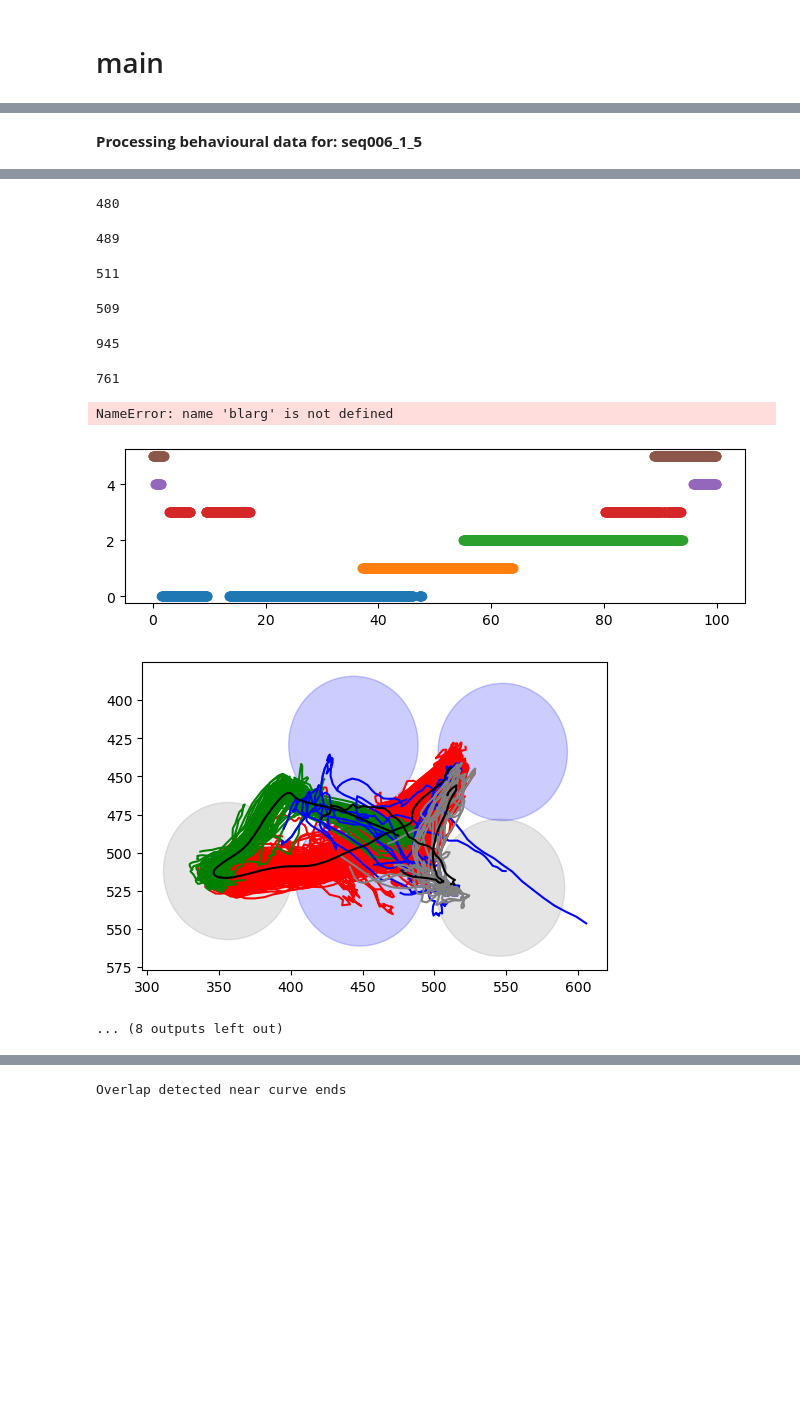
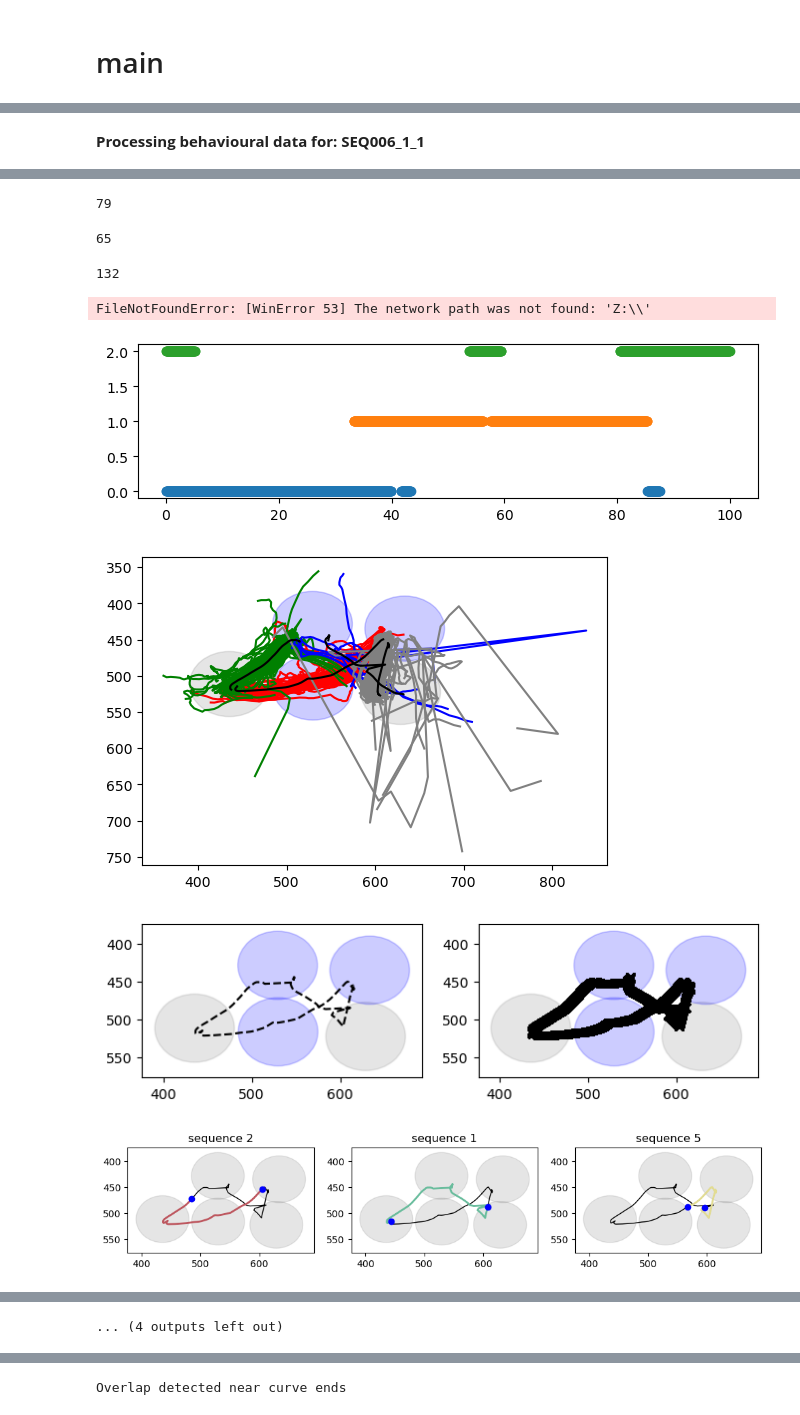
Before and after one commit to EmmettJT/sequences_analyse_PPSeq, a Jupyter notebook: revision_analysis/prioritisation_analysis/sleep_behaviour_link/1_stb_extract_behavioural_features.ipynb, the cells around one changed output, grey strips where cells are left out. Saved outputs shown, nothing was run; the diff lists cells and outputs as text; code cells hidden in the pictures; blank space fills up the shorter version.

```diff
--- a/revision_analysis/prioritisation_analysis/sleep_behaviour_link/1_stb_extract_behavioural_features.ipynb
+++ b/revision_analysis/prioritisation_analysis/sleep_behaviour_link/1_stb_extract_behavioural_features.ipynb
@@ -1513,6 +1513,7 @@ animals = ['EJT136_1_3','EJT149_1_1','EJT178_1_6','EJT178_1_7','EJT178_1_8','EJT
            'EJT270_1_6','SEQ006_1_8','SEQ006_1_9','SEQ006_1_10','EJT269_1_2','AP5R_1_2','AP5R_1_3','SEQ006_1_1','SEQ006_1_3',
            'SEQ006_1_4','SEQ006_1_5','SEQ006_1_6','SEQ007_1_1','SEQ007_1_2']
 
+animals = ['SEQ006_1_1']
 
 
 # to be added once ppseq sleep has run! []
@@ -1655,7 +1656,7 @@ for m_i_r in animals:
 
 
         # add alteration for this mouse as it messes up
-        if m_i_r_crrent in ['seq006_1_5','seq007_1_2','seq006_1_8','seq006_1_9','seq006_1_4','seq006_1_7','seq006_1_6','seq006_1_11','270_1_2']:
+        if m_i_r_crrent in ['seq006_1_5','seq007_1_2','seq006_1_8','seq006_1_9','seq006_1_4','seq006_1_7','seq006_1_6','seq006_1_11','270_1_2','seq006_1_2']:
             start_port,end_port = 3,4
             T3_start_ind, T3_end_ind = extract_port_to_port_trajetories(start_port,end_port,frame_filter,threshold_breaks,2,2,2)
             start_port,end_port = 4,5
@@ -1666,11 +1667,11 @@ for m_i_r in animals:
         a_curve1,a_curve2,a_curve3,a_curve4 = find_average_curves(port_centroids,T1_start_ind,T1_end_ind,T2_start_ind,T2_end_ind,T3_start_ind,T3_end_ind,T4_start_ind,T4_end_ind,current_x,current_y,buffer = 10, radius = 45)
 
         new = join_curves(a_curve1, a_curve2,cut = True)
-        if not m_i_r_crrent in ['seq006_1_4','seq006_1_5','seq006_1_6','seq006_1_8','seq006_1_9','seq006_1_10','seq007_1_1','270_1_2','149_1_1','178_1_4','178_1_8','178_2_1','178_2_2']:
+        if not m_i_r_crrent in ['seq006_1_1','seq007_1_3','seq006_1_7','seq006_1_3','seq006_1_4','seq006_1_5','seq006_1_6','seq006_1_8','seq006_1_9','seq006_1_10','seq007_1_1','270_1_2','149_1_1','178_1_4','178_1_8','178_2_1','178_2_2','seq006_1_2']:
             new = join_curves(new, a_curve3,cut = True)
         new = join_curves(new, a_curve4,cut = True)
         # join the two ends together to make a complete circle
-        if not m_i_r_crrent in ['seq006_1_4','seq006_1_6','seq006_1_5','seq006_1_8','seq006_1_9','seq006_1_10','seq006_1_11','seq007_1_1']:
+        if not m_i_r_crrent in ['seq006_1_1','seq007_1_3','seq006_1_7','seq006_1_3','seq006_1_4','seq006_1_6','seq006_1_5','seq006_1_8','seq006_1_9','seq006_1_10','seq006_1_11','seq007_1_1']:
             complete_average = join_make_full_circle(new,100)
         else:
             complete_average = join_make_full_circle(new,50)
@@ -1726,6 +1727,11 @@ for m_i_r in animals:
                 radius_threshold = 45
                 if i == 1:
                     points = points[6:-6]
+            if m_i_r_crrent == '270_1_7':
+                centroid_distance_threshold = 400000  # You need to set an appropriate threshold based on your data.
+                radius_threshold = 45
+                if i == 1:
+                    points = points[10::]
 
             similar_segments = find_similar_segments(full_tracking_coords, points, centroid_distance_threshold,radius_threshold)
             ## each of these is a frame so we know the timing between them. ie. one frame is 1/60s
@@ -2015,4 +2021,4 @@ for m_i_r in animals:
     print('____________________________________________________________________________________________________')
 # %% [output]
 --------------------------------------------------------------------------------
-Processing behavioural data for: seq006_1_5
+Processing behavioural data for: SEQ006_1_1
@@ -2039,10 +2043,8 @@ overlap detected!
-480
+79
-489
+65
-511
+132
-509
+FileNotFoundError: [WinError 53] The network path was not found: 'Z:\\'
-945
-761
-NameError: name 'blarg' is not defined
-[figure, old version]
+[figure, new version]
-[figure, old version]
+[figure, new version]
-... (8 outputs left out)
+[figure, added]
+[figure, added]
@@ -2048,0 +2052 @@ NameError: name 'blarg' is not defined
+... (4 outputs left out)
```
Also changed, not shown: parts of 3 cells of this notebook, 6 other files.
